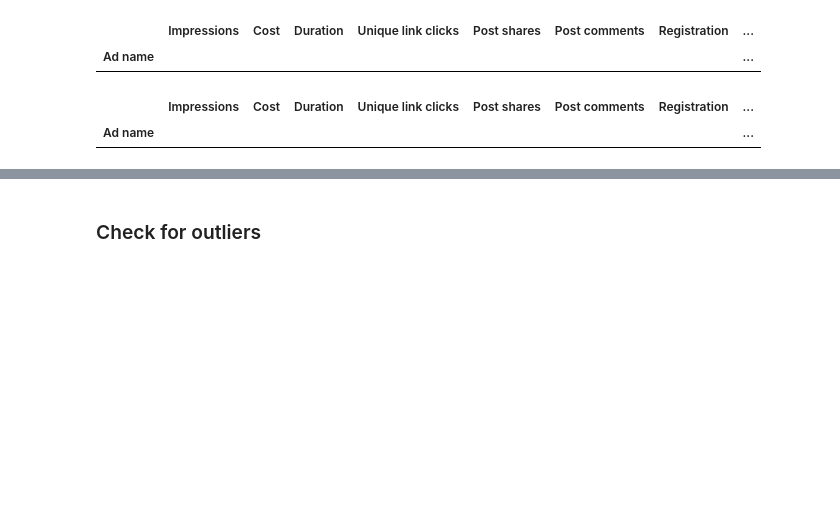
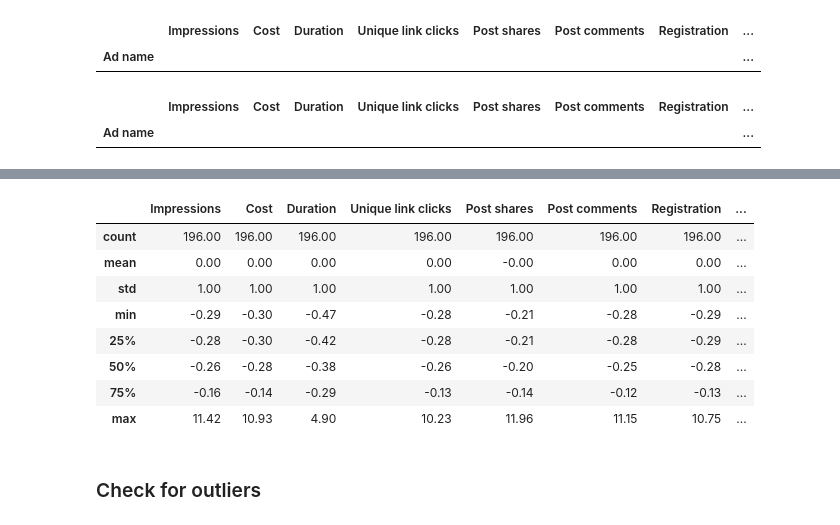
Before and after one commit to Lucas-LDN/Data_Curious_, a Jupyter notebook: First Project/Second analysis | New Data.ipynb, the cells around one changed output, grey strips where cells are left out. Saved outputs shown, nothing was run; the diff lists cells and outputs as text; code cells hidden in the pictures; blank space fills up the shorter version.

```diff
--- a/First Project/Second analysis | New Data.ipynb
+++ b/First Project/Second analysis | New Data.ipynb
@@ -211,0 +214,3 @@ data_ad[bool_series_CR]
+# %%
+data_ad_scaled = data_ad.copy()
+data_ad_scaled.head(3)
@@ -211,0 +223,25 @@ data_ad[bool_series_CR]
+# %%
+from sklearn.preprocessing import StandardScaler
+
+scaler = StandardScaler()
+
+scaler.fit(data_ad_scaled[['Impressions', 'Cost', 'Duration',
+                           'Unique link clicks',
+                           'Post shares', 'Post comments',
+                           'Registration',
+                           'Website purchases', 'CPC',
+                           'CPM', 'CTR', 'CR']])
+
+data_ad_scaled[['Impressions', 'Cost', 'Duration',
+                'Unique link clicks',
+                'Post shares', 'Post comments',
+                'Registration',
+                'Website purchases', 'CPC',
+                'CPM', 'CTR', 'CR']] = scaler.transform(data_ad_scaled[['Impressions', 'Cost',
+                                                                        'Duration', 'Unique link clicks',
+                                                                        'Post shares', 'Post comments',
+                                                                        'Registration', 'Website purchases',
+                                                                        'CPC', 'CPM', 'CTR', 'CR']])
+display(data_ad_scaled.head(2))
+data_ad_scaled.describe().round(2)
+# %% [output]
@@ -212,3 +252,12 @@ data_ad[bool_series_CR]
+|  | Impressions | Cost | Duration | Unique link clicks | Post shares | Post comments | Registration | ... |
+| count | 196.00 | 196.00 | 196.00 | 196.00 | 196.00 | 196.00 | 196.00 | ... |
+| mean | 0.00 | 0.00 | 0.00 | 0.00 | -0.00 | 0.00 | 0.00 | ... |
+| std | 1.00 | 1.00 | 1.00 | 1.00 | 1.00 | 1.00 | 1.00 | ... |
+| min | -0.29 | -0.30 | -0.47 | -0.28 | -0.21 | -0.28 | -0.29 | ... |
+| 25% | -0.28 | -0.30 | -0.42 | -0.28 | -0.21 | -0.28 | -0.29 | ... |
+| 50% | -0.26 | -0.28 | -0.38 | -0.26 | -0.20 | -0.25 | -0.28 | ... |
+| 75% | -0.16 | -0.14 | -0.29 | -0.13 | -0.14 | -0.12 | -0.13 | ... |
+| max | 11.42 | 10.93 | 4.90 | 10.23 | 11.96 | 11.15 | 10.75 | ... |
 # %% [markdown]
 ### Check for outliers
 # %%
```
Also changed, not shown: parts of 49 cells of this notebook.
